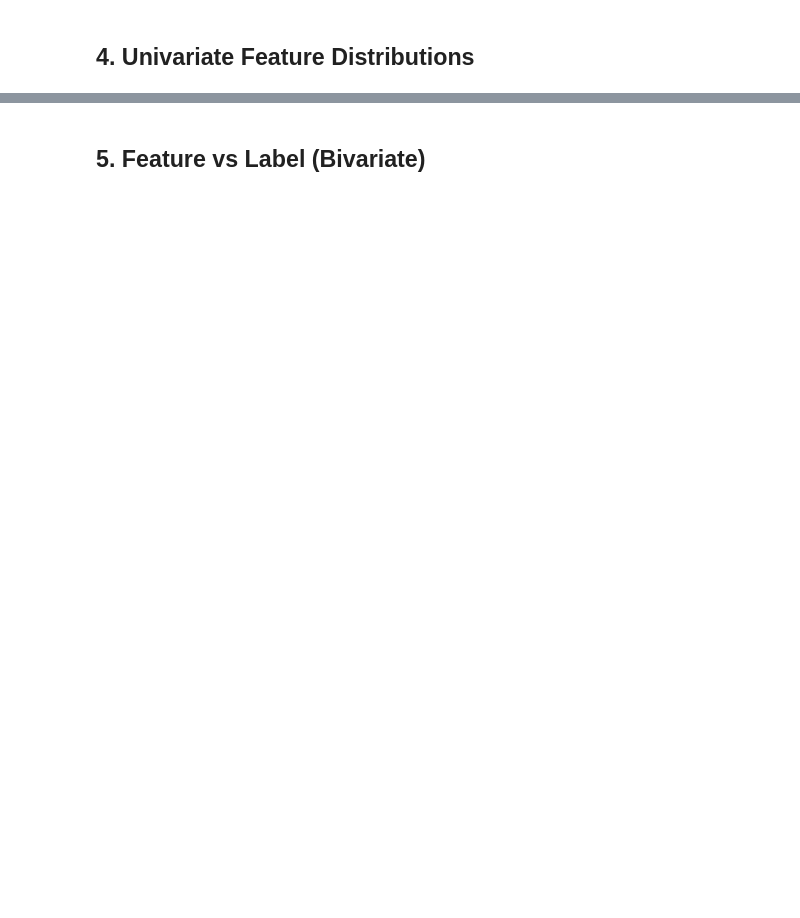
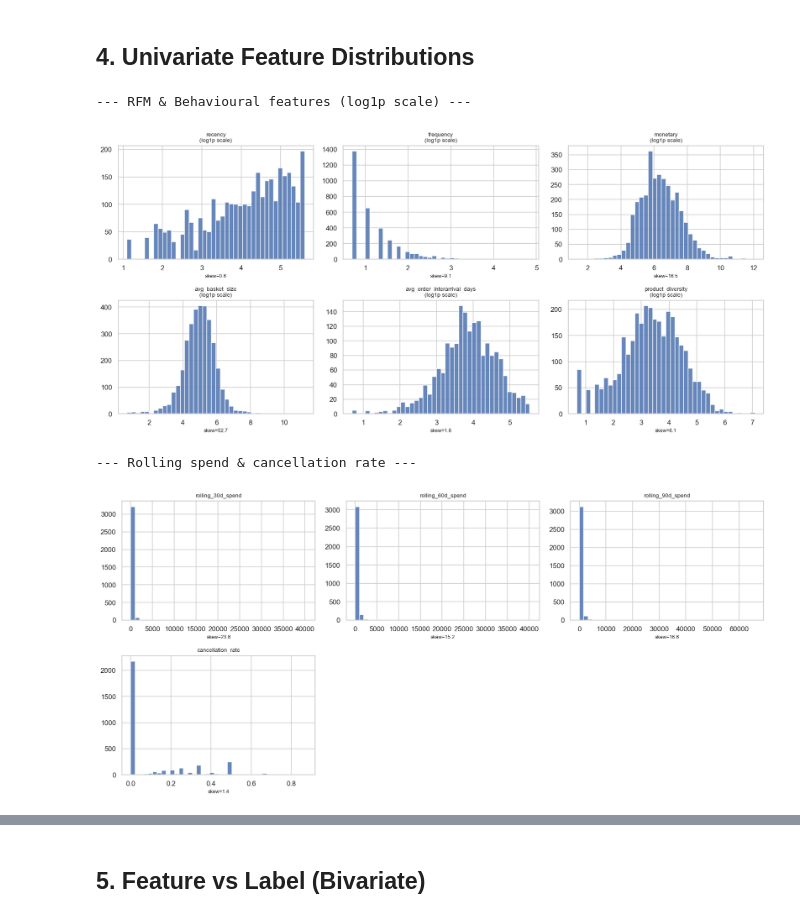
Before and after one commit to wenxuanalex/machine-learning-engineering, a Jupyter notebook: eda/eda_gold.ipynb, the cells around one changed output, grey strips where cells are left out. Saved outputs shown, nothing was run; the diff lists cells and outputs as text; code cells hidden in the pictures; blank space fills up the shorter version.

```diff
--- a/eda/eda_gold.ipynb
+++ b/eda/eda_gold.ipynb
@@ -127,30 +162,36 @@ plt.show()
 # %%
 # RFM and behavioural features — log scale due to heavy right skew
 RFM_FEATURES = ['recency', 'frequency', 'monetary', 'avg_basket_size',
                  'avg_order_interarrival_days', 'product_diversity']
 SPEND_FEATURES = ['rolling_30d_spend', 'rolling_60d_spend', 'rolling_90d_spend', 'cancellation_rate']
 
 def plot_numeric_histograms(features, df, log_scale=False, ncols=3):
     nrows = (len(features) + ncols - 1) // ncols
     fig, axes = plt.subplots(nrows, ncols, figsize=(5 * ncols, 3.5 * nrows))
     axes = np.array(axes).flatten()
     for ax, col in zip(axes, features):
-        data = df[col].replace(0, np.nan).dropna() if log_scale else df[col].dropna()
+        # clip negatives (e.g. -1 sentinel in avg_order_interarrival_days) before log
+        data = df[col].clip(lower=0).replace(0, np.nan).dropna() if log_scale else df[col].dropna()
         ax.hist(np.log1p(data) if log_scale else data, bins=40, color='#4C72B0', edgecolor='white', alpha=0.85)
         title = f'{col}\n(log1p scale)' if log_scale else col
         ax.set_title(title, fontsize=9)
         skew_val = data.skew()
         ax.set_xlabel(f'skew={skew_val:.1f}', fontsize=8)
     for ax in axes[len(features):]:
         ax.set_visible(False)
     plt.tight_layout()
     plt.show()
 
 print('--- RFM & Behavioural features (log1p scale) ---')
 plot_numeric_histograms(RFM_FEATURES, fs, log_scale=True)
 
 print('--- Rolling spend & cancellation rate ---')
 plot_numeric_histograms(SPEND_FEATURES, fs, log_scale=False)
+# %% [output]
+--- RFM & Behavioural features (log1p scale) ---
+[figure, added]
+--- Rolling spend & cancellation rate ---
+[figure, added]
 # %%
 # Categorical features
 fig, axes = plt.subplots(1, len(CAT_FEATURES), figsize=(4 * len(CAT_FEATURES), 4))
```
Also changed, not shown: parts of 15 cells of this notebook, 13 other files.
